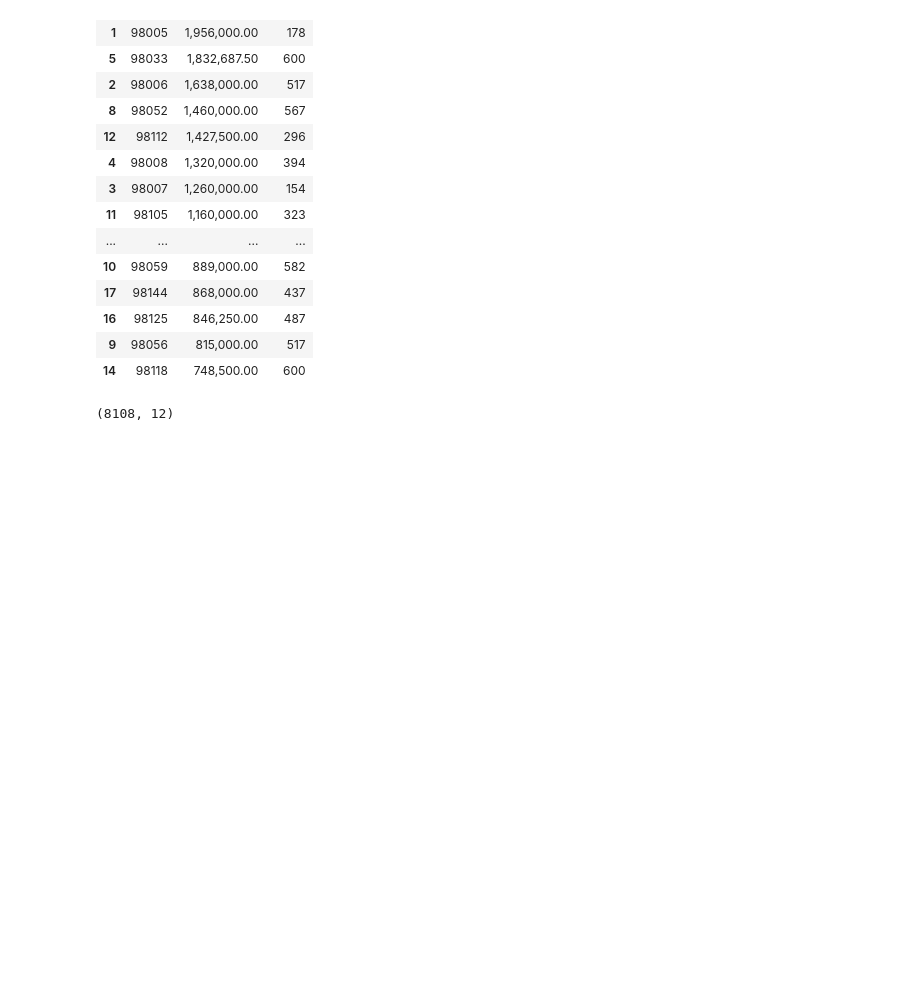
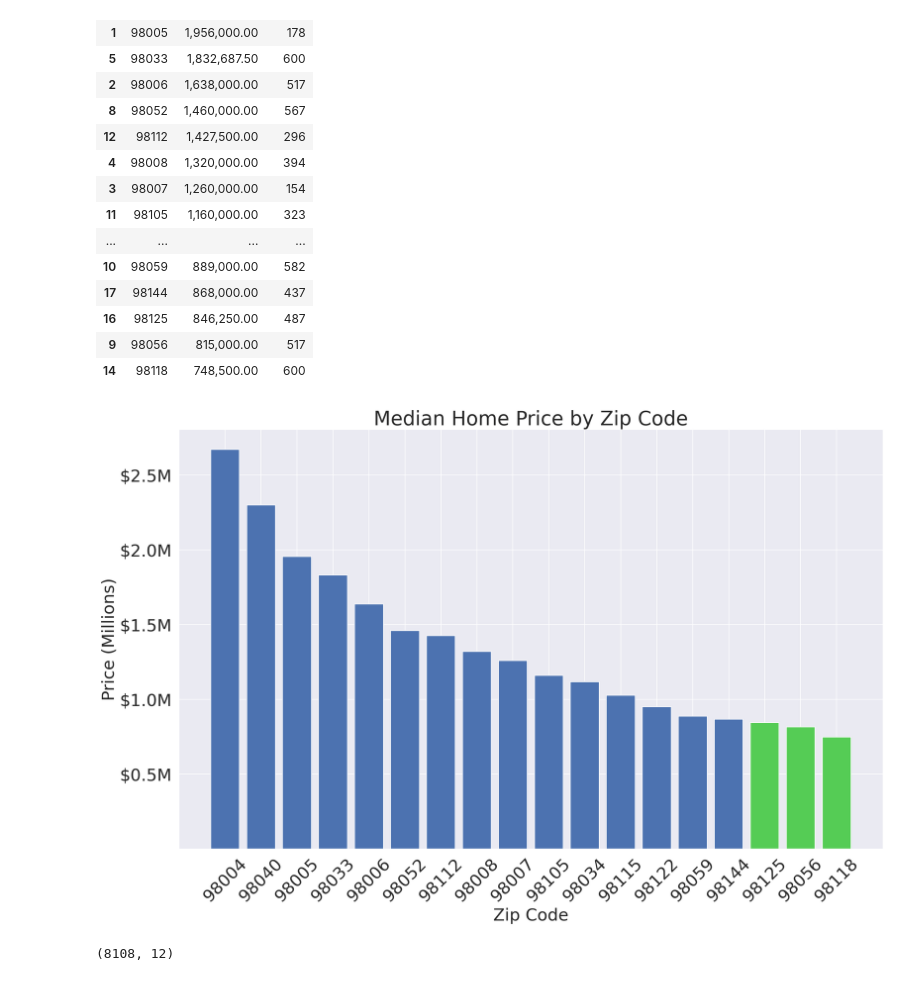
Before and after one commit to ParkedHampster/Modeled_Homes-Phase_2, a Jupyter notebook: index.ipynb, the cells around one changed output. Cells and saved outputs as stored; diff of their text form; code cells hidden in the pictures; blank space fills up the shorter version.

```diff
--- a/index.ipynb
+++ b/index.ipynb
@@ -725,6 +745,38 @@ nearby_zip_by_price_median
 | 16 | 98125 | 846,250.00 | 487 |
 | 9 | 98056 | 815,000.00 | 517 |
 | 14 | 98118 | 748,500.00 | 600 |
+# %%
+fig, ax = plt.subplots(figsize=(18,11),dpi=150)
+
+
+y = nearby_zip_by_price_median['price']
+x = nearby_zip_by_price_median['zip']
+
+ax.bar(
+    x=x,
+    height=y,
+    )
+
+ax.bar(
+    x=x[-3:],
+    height=y[-3:],
+    color="#55cc55"
+)
+
+ticks, ticklabels = ytick_convert(5,500000)
+ax.set(
+    yticks=ticks,
+    yticklabels=ticklabels
+)
+
+plt.xticks(rotation=45,fontsize=24)
+plt.yticks(fontsize=24)
+plt.title("Median Home Price by Zip Code",fontsize=28)
+plt.xlabel("Zip Code",fontsize=24)
+plt.ylabel("Price (Millions)",fontsize=24)
+'';
+# %% [output]
+[figure, added]
 # %%
 nearby_homes_df[numeric_columns].shape
 # %% [output]
```
Also changed, not shown: parts of 26 cells of this notebook, 4 other files.
